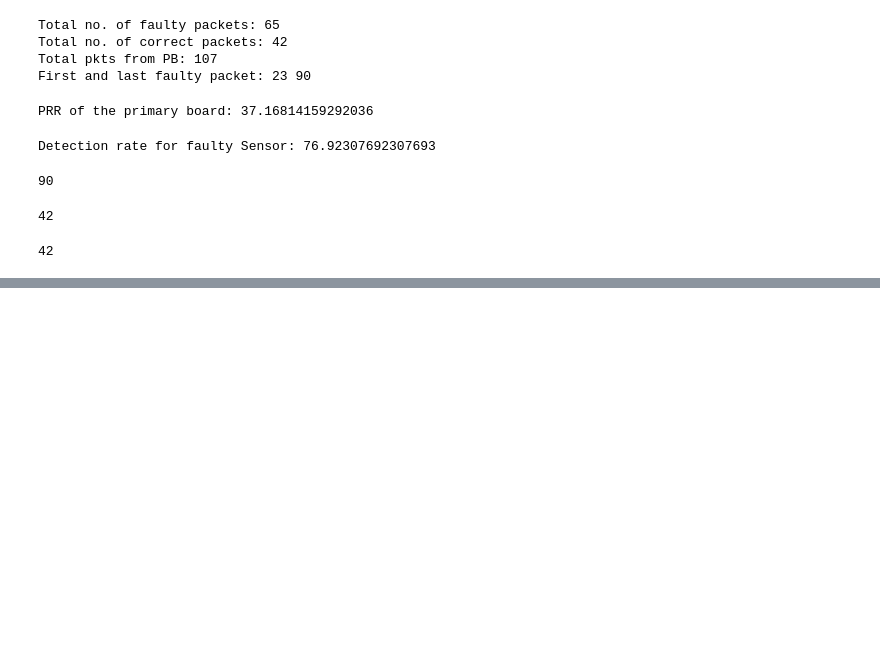
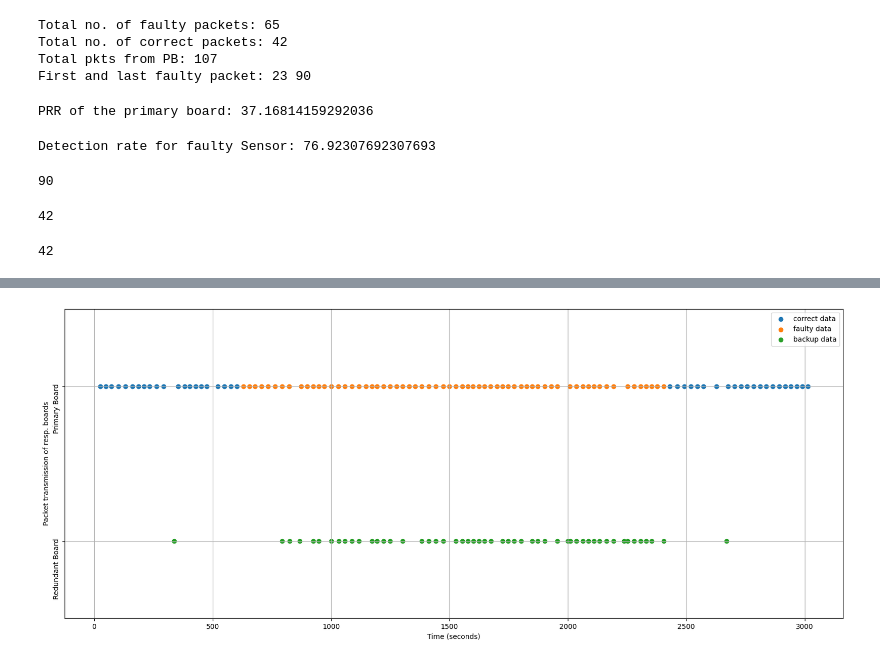
Before and after one commit to saurabh-2905/Sensorboard_2021_LoRa, a Jupyter notebook: pickle_data/sensor_value_fault_evaluation.ipynb, the cells around one changed output, grey strips where cells are left out. Cells and saved outputs as stored; diff of their text form; code cells hidden in the pictures; blank space fills up the shorter version.

```diff
--- a/pickle_data/sensor_value_fault_evaluation.ipynb
+++ b/pickle_data/sensor_value_fault_evaluation.ipynb
@@ -229,19 +250,19 @@ PRR of the primary board: 37.16814159292036
 # how many faulty pkts detected?    how many lost packets detected
 
 hb_pkts = []
-data_pkts = []
+data_pkts_hb = []
 
 for d in data[3]:
     #print(d[0][0])
     if d[0][0] == -1:
         hb_pkts += [d]
     else:
-        data_pkts += [d]
+        data_pkts_hb += [d]
 
 faulty_detected_pkts = []
 lost_detected_pkts = []
 
-for d in data_pkts:
+for d in data_pkts_hb:
     if d[2] < faulty_packets[0][2] or d[2] > faulty_packets[-1][2]:   ### filter out the packets that were transmitted when data was not faulty
         lost_detected_pkts += [d]
     else:
@@ -269,0 +305,20 @@ len(data_pkts)+len(hb_pkts)
+# %%
+y_correct_pb = []
+y_faulty_pb = []
+x_correct_pb = []
+x_faulty_pb = []
+
+x_rb = []
+y_rb = []
+
+for d in primary_plotdata:
+    if d[-1] == 0:
+        y_correct_pb += [10]
+        x_correct_pb += [d[1]]
+    else:
+        y_faulty_pb += [10]
+        x_faulty_pb += [d[1]]
+
+for d in redundant_plotdata:
+    x_rb += [d[1]]
+    y_rb += [8]
@@ -269,0 +365,19 @@ len(data_pkts)+len(hb_pkts)
+# %%
+fig = plt.subplots(figsize =(20, 8))
+
+# Set position of bar on X axis
+#x_data = np.arange(primary_plotdata[-1][0])
+
+plt.scatter(x_correct_pb, y_correct_pb, label='correct data')
+plt.scatter(x_faulty_pb, y_faulty_pb, label='faulty data')
+plt.scatter(x_rb, y_rb, label='backup data')
+plt.ylim((7,11))
+plt.grid(True)
+plt.xlabel('Time (seconds)')
+plt.ylabel('Packet transmission of resp. boards')
+plt.yticks([10,8],['Primary Board', 'Redundant Board'], rotation=90,)
+plt.legend()
+
+plt.show()
+# %% [output]
+[figure, added]
```
Also changed, not shown: parts of 7 cells of this notebook, 1 other file.
